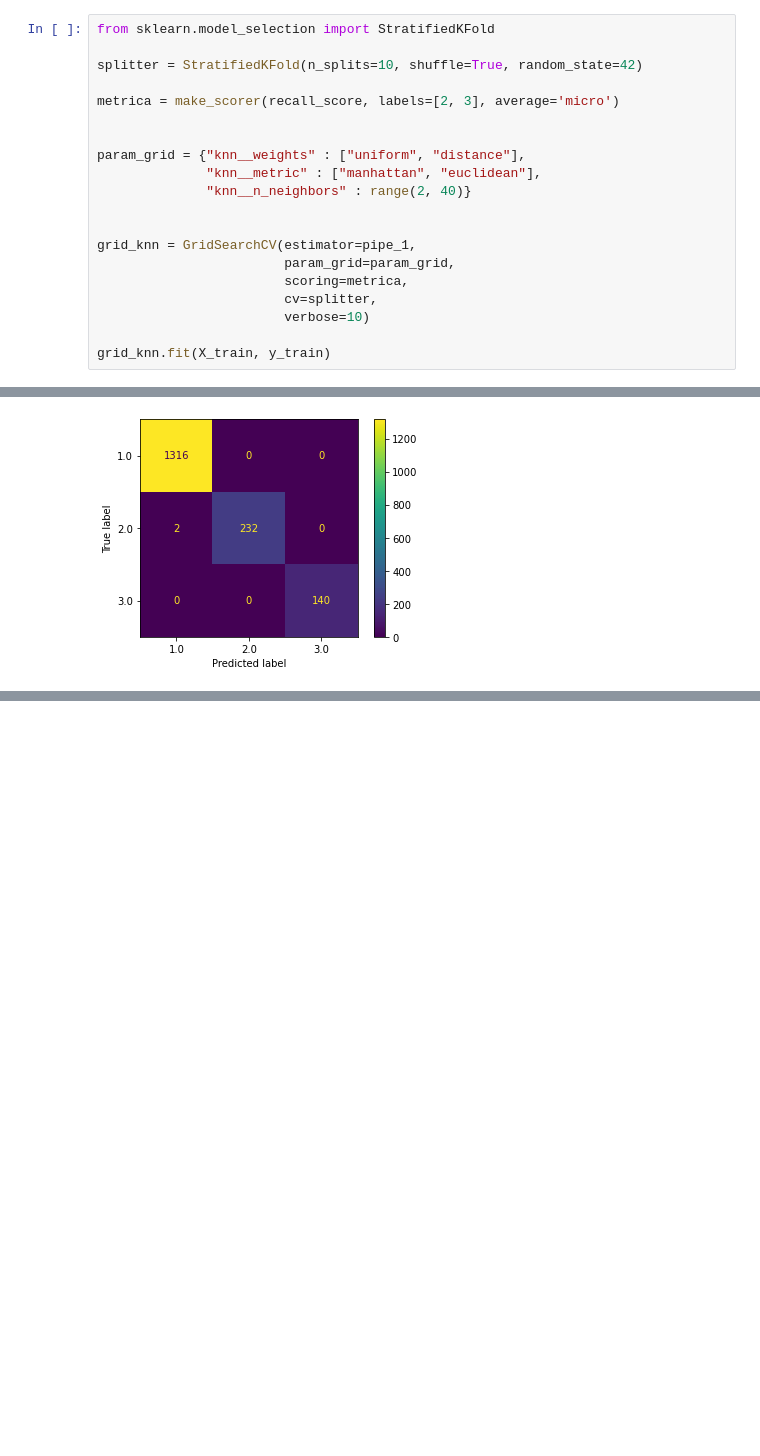
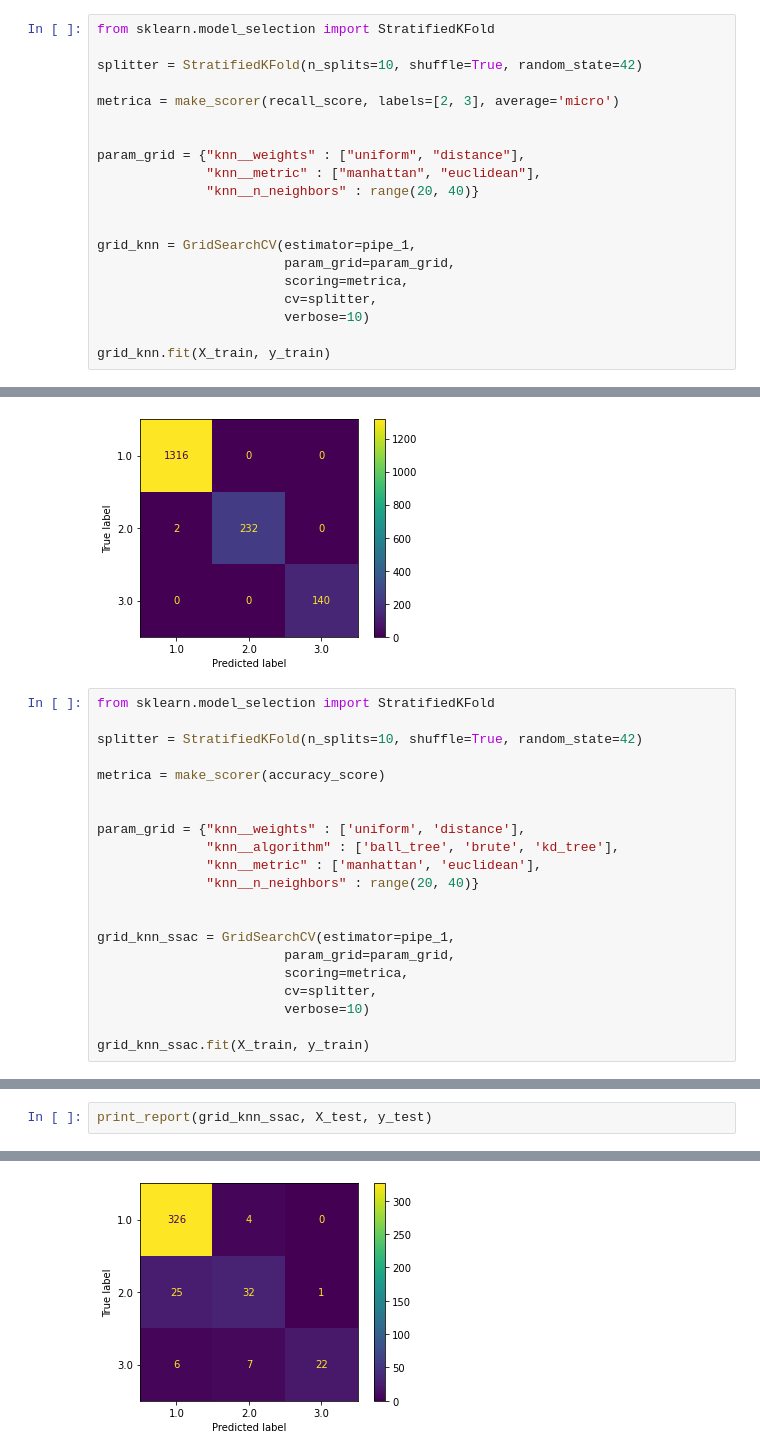
Before and after one commit to alvesgabriel/lets-code-analytics-modulo-4, a Jupyter notebook: algorithm_knn.ipynb, the cells around one changed output, grey strips where cells are left out. Saved outputs shown, nothing was run; the diff lists cells and outputs as text; blank space fills up the shorter version.

```diff
--- a/algorithm_knn.ipynb
+++ b/algorithm_knn.ipynb
@@ -298,7 +303,7 @@ metrica = make_scorer(recall_score, labels=[2, 3], average='micro')
 
 param_grid = {"knn__weights" : ["uniform", "distance"],
               "knn__metric" : ["manhattan", "euclidean"],
-              "knn__n_neighbors" : range(2, 40)}
+              "knn__n_neighbors" : range(20, 40)}
 
 
 grid_knn = GridSearchCV(estimator=pipe_1,
@@ -367,3 +372,24 @@ print_report(grid_knn, X_train, y_train)
    macro avg       1.00      1.00      1.00      1690
 weighted avg       1.00      1.00      1.00      1690
 [figure]
+# %%
+from sklearn.model_selection import StratifiedKFold
+
+splitter = StratifiedKFold(n_splits=10, shuffle=True, random_state=42)
+
+metrica = make_scorer(accuracy_score)
+
+
+param_grid = {"knn__weights" : ['uniform', 'distance'],
+              "knn__algorithm" : ['ball_tree', 'brute', 'kd_tree'],
+              "knn__metric" : ['manhattan', 'euclidean'],
+              "knn__n_neighbors" : range(20, 40)}
+
+
+grid_knn_ssac = GridSearchCV(estimator=pipe_1,
+                        param_grid=param_grid,
+                        scoring=metrica,
+                        cv=splitter,
+                        verbose=10)
+
+grid_knn_ssac.fit(X_train, y_train)
@@ -369,0 +442,3 @@ weighted avg       1.00      1.00      1.00      1690
+# %%
+print_report(grid_knn_ssac, X_test, y_test)
+# %% [output]
@@ -369,0 +454 @@ weighted avg       1.00      1.00      1.00      1690
+[figure, added]
```
Also changed, not shown: parts of 22 cells of this notebook.
